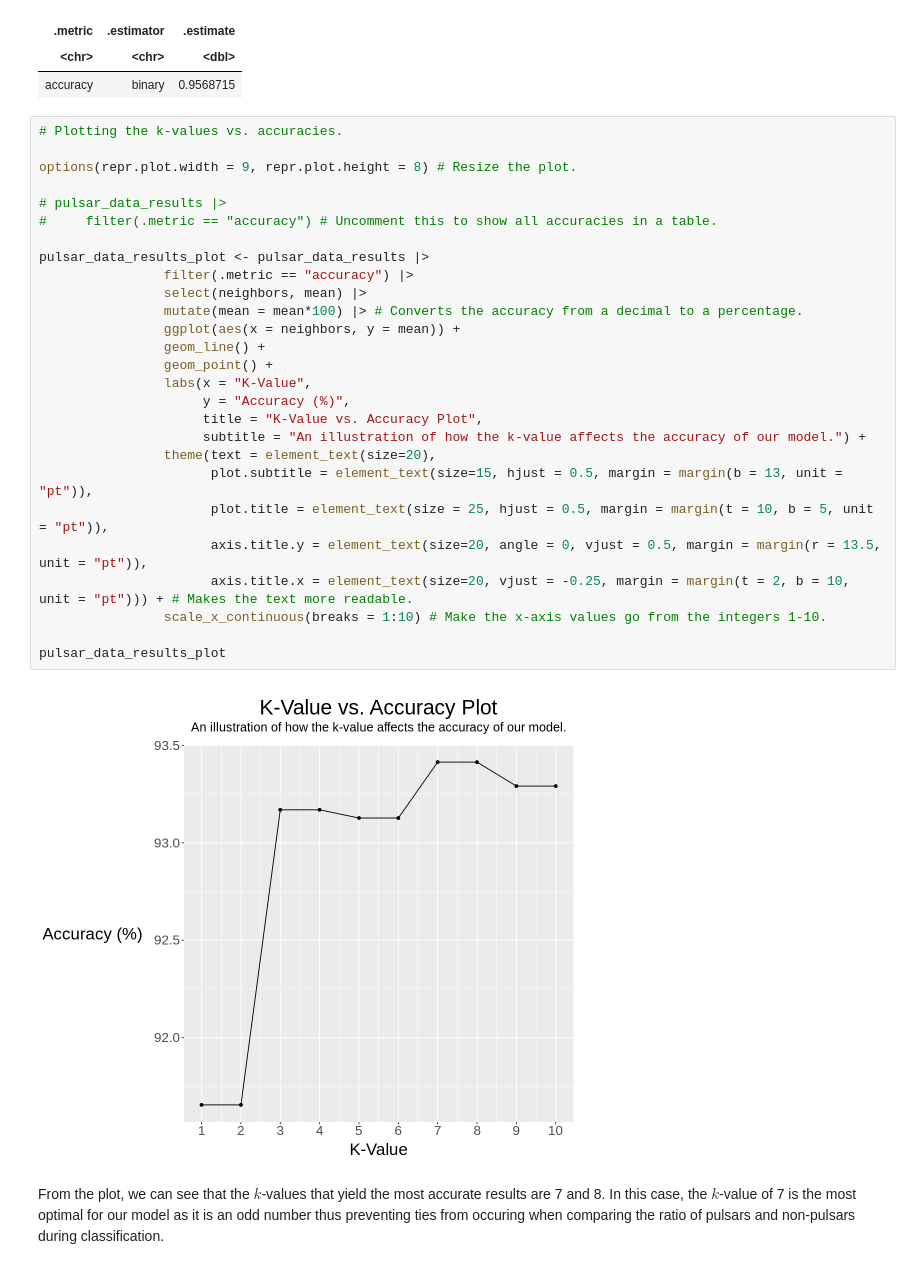
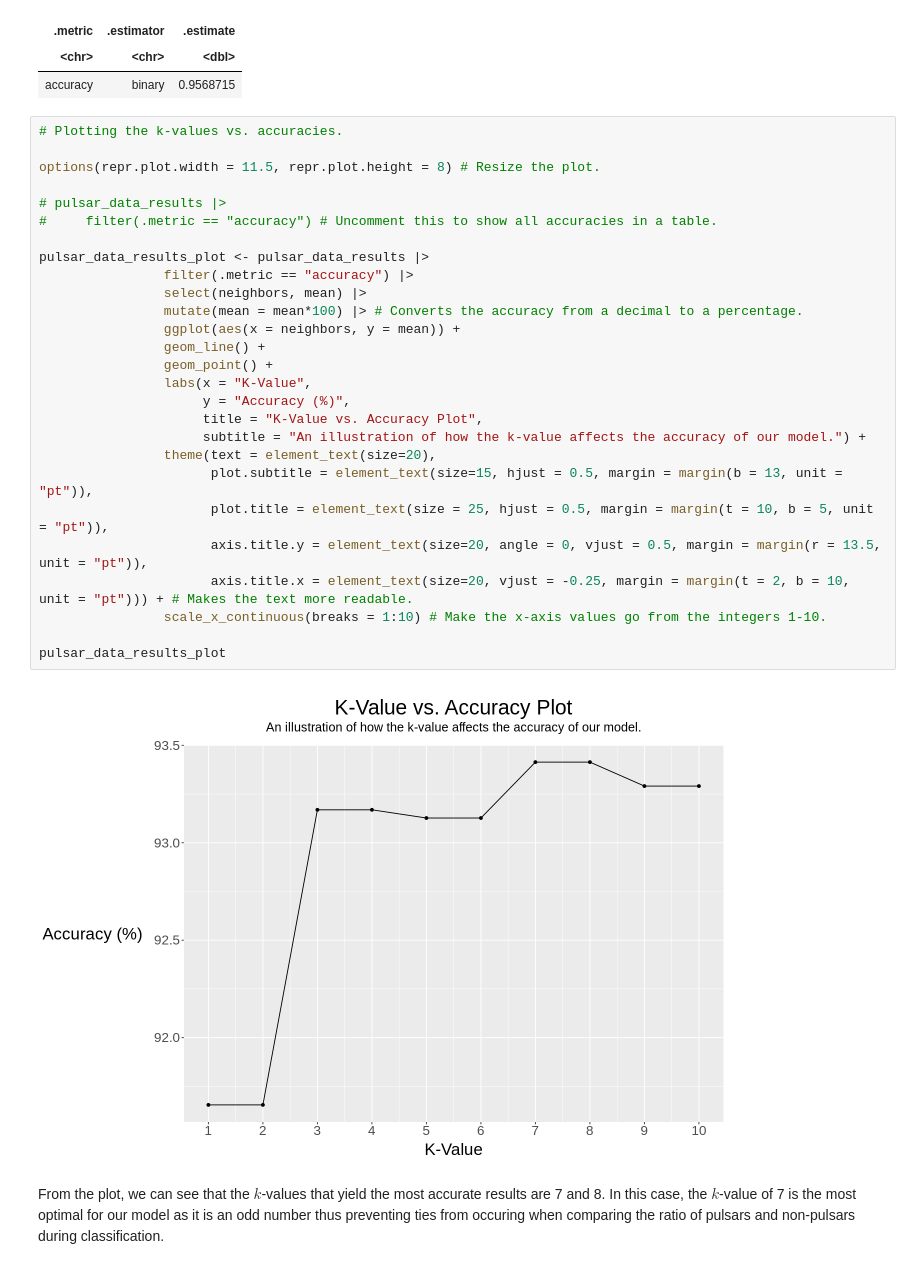
Before and after one commit to IDEKENTERPRISES/dsci-pulsar, a Jupyter notebook: final_code.ipynb, the cells around one changed output. Saved outputs shown, nothing was run; the diff lists cells and outputs as text.

Commit message:
Increased the width of the K-Value vs. Accuracy Plot
Changed the repr.plot.width in options() of K-Value vs. Accuracy Plot to 11.5 to increase readability.

```diff
--- a/final_code.ipynb
+++ b/final_code.ipynb
@@ -211,31 +211,31 @@ A tibble: 1 × 3
 # %%
 # Plotting the k-values vs. accuracies.
 
-options(repr.plot.width = 9, repr.plot.height = 8) # Resize the plot.
+options(repr.plot.width = 11.5, repr.plot.height = 8) # Resize the plot.
 
 # pulsar_data_results |>
 #     filter(.metric == "accuracy") # Uncomment this to show all accuracies in a table.
 
 pulsar_data_results_plot <- pulsar_data_results |>
                 filter(.metric == "accuracy") |>
                 select(neighbors, mean) |>
                 mutate(mean = mean*100) |> # Converts the accuracy from a decimal to a percentage.
                 ggplot(aes(x = neighbors, y = mean)) +
                 geom_line() +
                 geom_point() +
                 labs(x = "K-Value",
                      y = "Accuracy (%)",
                      title = "K-Value vs. Accuracy Plot",
                      subtitle = "An illustration of how the k-value affects the accuracy of our model.") +
                 theme(text = element_text(size=20),
                       plot.subtitle = element_text(size=15, hjust = 0.5, margin = margin(b = 13, unit = "pt")),
                       plot.title = element_text(size = 25, hjust = 0.5, margin = margin(t = 10, b = 5, unit = "pt")),
                       axis.title.y = element_text(size=20, angle = 0, vjust = 0.5, margin = margin(r = 13.5, unit = "pt")),
                       axis.title.x = element_text(size=20, vjust = -0.25, margin = margin(t = 2, b = 10, unit = "pt"))) + # Makes the text more readable.
                 scale_x_continuous(breaks = 1:10) # Make the x-axis values go from the integers 1-10.
 
 pulsar_data_results_plot
 # %% [output]
-[figure, old version]
+[figure, new version]
 # %% [markdown]
 From the plot, we can see that the $k$-values that yield the most accurate results are 7 and 8. In this case, the $k$-value of 7 is the most optimal for our model as it is an odd number thus preventing ties from occuring when comparing the ratio of pulsars and non-pulsars during classification.
```
